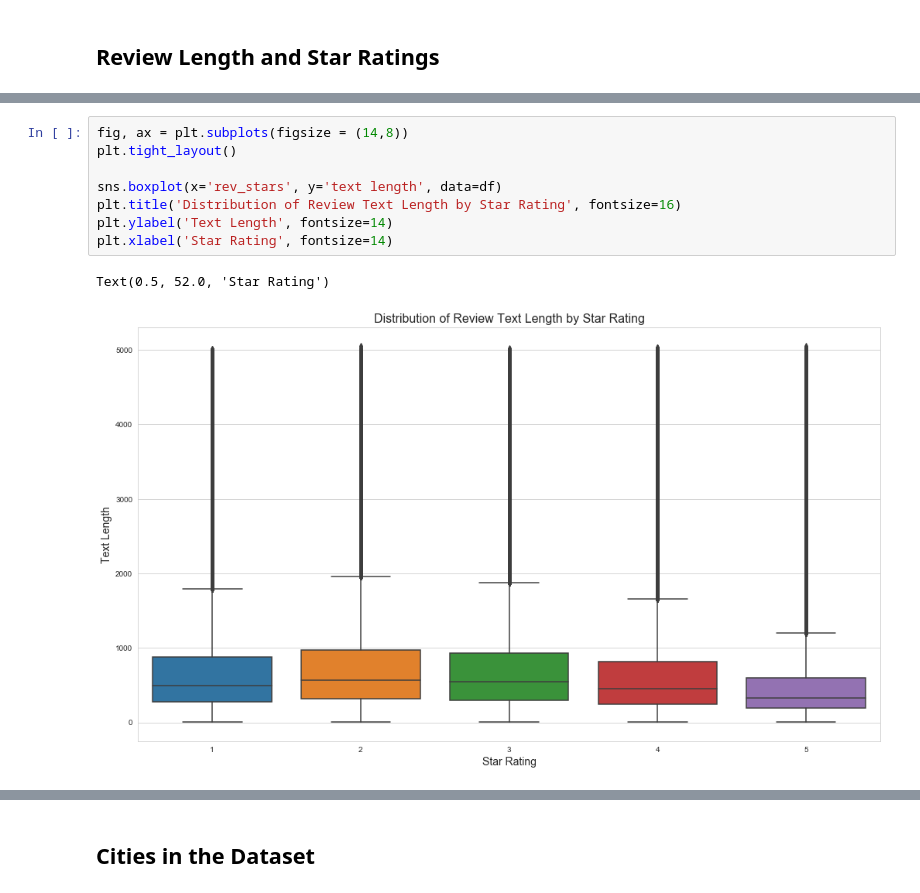
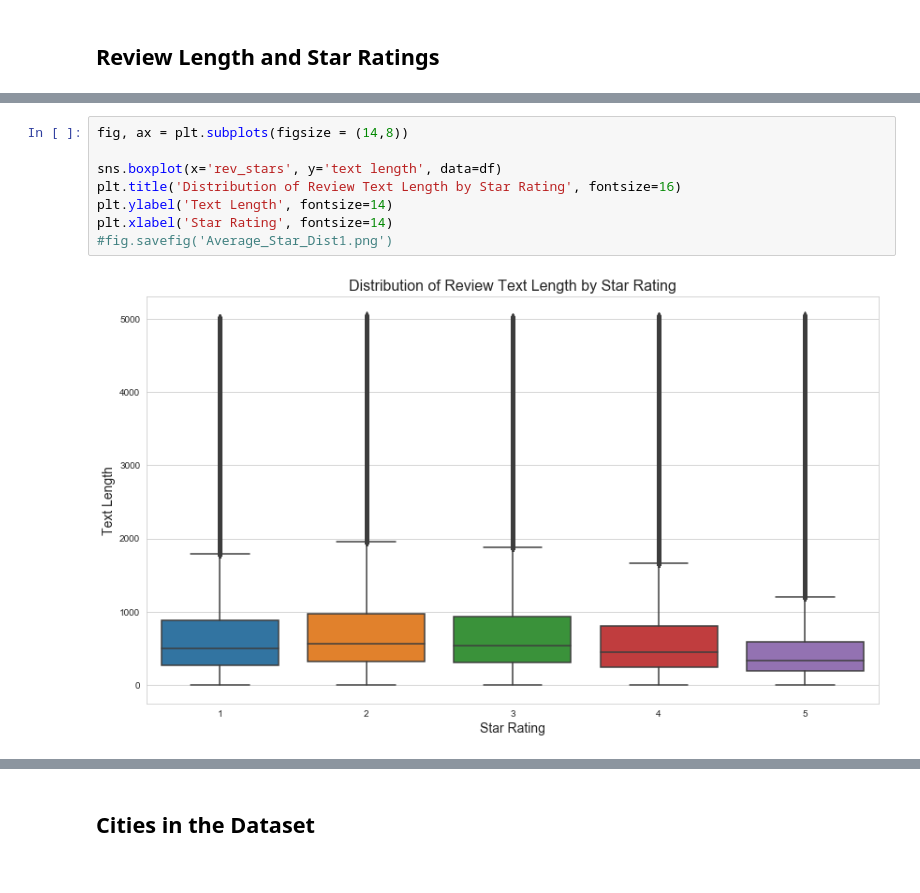
Before and after one commit to dmitriykats1/True-Review, a Jupyter notebook: true_review/notebooks/EDA.ipynb, the cells around one changed output, grey strips where cells are left out. Saved outputs shown, nothing was run; the diff lists cells and outputs as text.

```diff
--- a/true_review/notebooks/EDA.ipynb
+++ b/true_review/notebooks/EDA.ipynb
@@ -161,11 +198,10 @@ Text(0.5, 52.0, 'Star Rating')
 # %%
 fig, ax = plt.subplots(figsize = (14,8))
-plt.tight_layout()
 
 sns.boxplot(x='rev_stars', y='text length', data=df)
 plt.title('Distribution of Review Text Length by Star Rating', fontsize=16)
 plt.ylabel('Text Length', fontsize=14)
 plt.xlabel('Star Rating', fontsize=14)
+#fig.savefig('Average_Star_Dist1.png')
 # %% [output]
-Text(0.5, 52.0, 'Star Rating')
-[figure, old version]
+[figure, new version]
```
Also changed, not shown: parts of 31 cells of this notebook, 2 other files.
